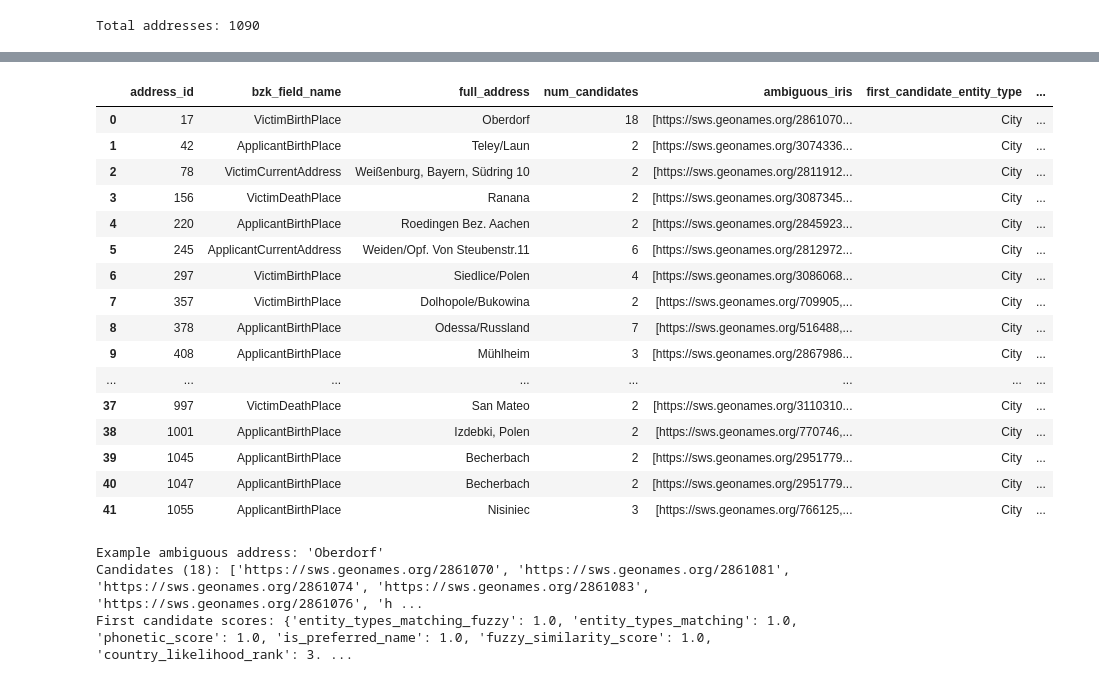
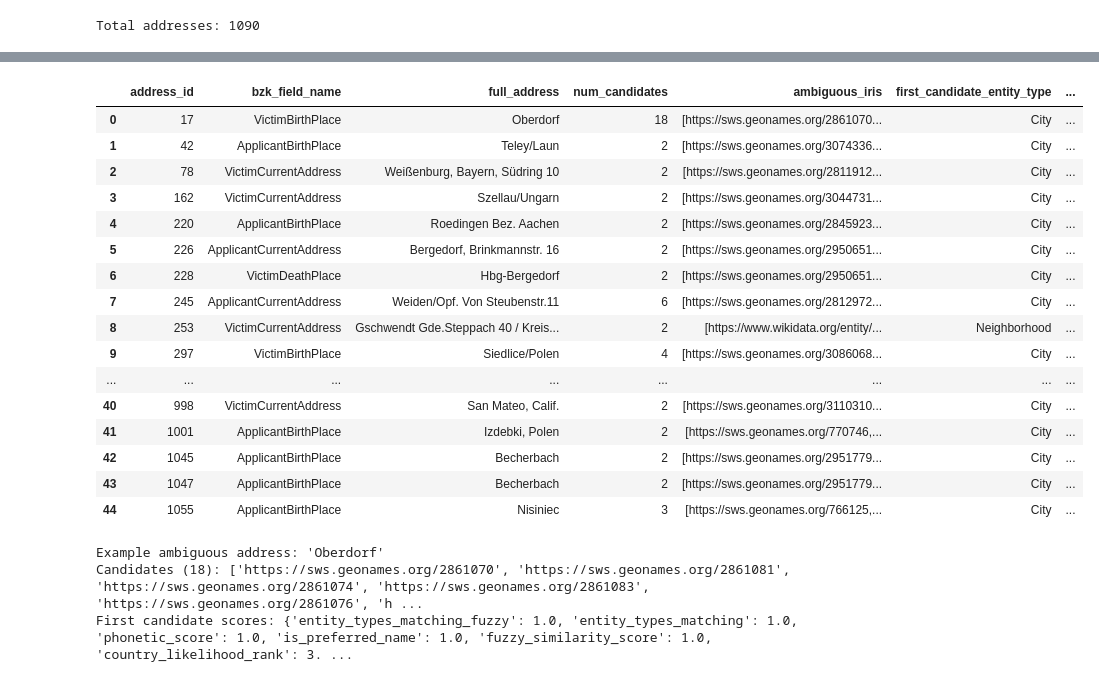
Before and after one commit to ISE-FIZKarlsruhe/bzk-address-parsing, a Jupyter notebook: entity_linking.ipynb, the cells around one changed output, grey strips where cells are left out. Drawn from its saved outputs; the diff is of its cells as text; code cells hidden in the pictures.

```diff
--- a/entity_linking.ipynb
+++ b/entity_linking.ipynb
@@ -234,12 +316,12 @@ def _finest_entity(outcome: entity_linking.LinkingOutcome):
     return next((e for e in outcome.linked_entities if e.entity_type == outcome.entity_type), None)
 
 
-gt_disambiguated_addresses = []
-for row, outcome in zip(bzkopen_merged.itertuples(), gt_outcomes):
+disambiguated_addresses = []
+for row, outcome in zip(bzkopen_merged.itertuples(), outcomes):
     if outcome.iri is None:
         continue
     finest = _finest_entity(outcome)
-    gt_disambiguated_addresses.append(dict(
+    disambiguated_addresses.append(dict(
         card_id=row.card_id,
         address_id=row.address_id,
         bzk_field_name=row.field,
@@ -252,8 +334,8 @@ for row, outcome in zip(bzkopen_merged.itertuples(), gt_outcomes):
         search_status=outcome.search_status,
         child_parent_likelihood=outcome.disambiguation_scores.get("child_parent_likelihood"),
     ))
-gt_disambiguated_addresses = pd.DataFrame(gt_disambiguated_addresses)
-gt_disambiguated_addresses
+disambiguated_addresses = pd.DataFrame(disambiguated_addresses)
+disambiguated_addresses
 # %% [output]
 |  | card_id | address_id | bzk_field_name | full_address | raw_address_part | matched_name | country | iri | ... |
 | 0 | train_0 | 0 | ApplicantBirthPlace | Ruskowa | Ruskowa | Ruszkowa | Poland | https://sws.geonames.org/759955 | ... |
@@ -372,8 +454,14 @@ Legend:
 indexed_gt = bzkopen_gt.copy()
 indexed_gt["address_id"] = indexed_gt["address_id"].astype(str)
 indexed_gt.set_index("address_id", inplace=True)
+
+def get_entity_for(outcome, entity_type):
+    for entity in outcome.linked_entities:
+        if entity.entity_type == entity_type:
+            return entity
+    return None
 incorrect_or_missing_links = []
-for row, outcome in zip(bzkopen_merged.itertuples(), gt_outcomes):
+for row, outcome, parsed_row in zip(bzkopen_merged.itertuples(), outcomes, parsed_rows):
     true_row = indexed_gt.loc[str(row.address_id)]
     true_iri = true_row["iri"]
     if pd.isna(true_iri):
@@ -389,6 +477,19 @@ for row, outcome in zip(bzkopen_merged.itertuples(), gt_outcomes):
         true_entity_type = _get_link_entity_type(true_row)
         true_raw_text = true_row[true_entity_type]
     pred_iri = normalize_iri(outcome.iri)
+    pred_entity = get_entity_for(outcome, true_entity_type) if true_entity_type is not None else None
+    if pred_entity is not None:
+        pred_raw_text = pred_entity.raw_text
+    elif true_entity_type is not None:
+        # outcome.linked_entities only carries entities GeoDBSearch actually
+        # matched, so it's empty for e.g. a NO_CANDIDATES search; fall back to
+        # the parsed row itself to get the raw text that was searched for
+        # (and failed), keyed by "{prefix}.{entity_type}.text".
+        pred_raw_text = entity_linking._clean_optional_str(
+            parsed_row.get(f"{parsed_row['prefix']}.{true_entity_type}.text")
+        )
+    else:
+        pred_raw_text = None
     if true_iri != pred_iri:
         record = dict(
             address_id=row.address_id,
@@ -399,6 +500,7 @@ for row, outcome in zip(bzkopen_merged.itertuples(), gt_outcomes):
             pred_iri=pred_iri,
             true_entity_type=true_entity_type,
             true_raw_text=true_raw_text,
+            pred_raw_text=pred_raw_text,
             pred_status = outcome.search_status
         )
         finest = _finest_entity(outcome)
@@ -574,12 +670,12 @@ Address 86 ('Ber Schewa Isr., Ruben Halperin Schikun Amidar Nr. 176'):
 from collections import defaultdict
 import matplotlib.pyplot as plt
 country_occurrences = defaultdict(int)
-for outcome in gt_outcomes:
+for outcome in outcomes:
     finest = _finest_entity(outcome)
     if finest is not None and finest.country is not None:
         country_occurrences[finest.country] += 1
 country_occurrences = pd.Series(country_occurrences).sort_values(ascending=False)
-pd.concat([country_occurrences.iloc[:5], pd.Series({"Other": country_occurrences.iloc[5:].sum()})]).plot(kind='pie', title="Entity Linking Country Proportions (ground truth)", autopct='%1.1f%%', ylabel='', figsize=(6,6), colormap='Set3').figure.tight_layout()
+pd.concat([country_occurrences.iloc[:5], pd.Series({"Other": country_occurrences.iloc[5:].sum()})]).plot(kind='pie', title="Entity Linking Country Proportions (regex + LLM parsing)", autopct='%1.1f%%', ylabel='', figsize=(6,6), colormap='Set3').figure.tight_layout()
 with pd.option_context('display.max_rows', None, 'display.max_columns', None):
     display(country_occurrences.to_frame("Count").style.bar(subset=["Count"]).format("{:,.0f}"))
 # %% [output]
@@ -636,38 +735,38 @@ gt_unmatched_entities
 # %%
 # Disambiguation only keeps the first ambiguous candidate's full metadata
 # (see entity_linking.link_field); the other candidates are only available
 # as bare IRIs via ambiguous_iris.
-gt_ambiguous_addresses = pd.DataFrame([
+ambiguous_addresses = pd.DataFrame([
     dict(
         address_id=row.address_id,
         bzk_field_name=row.field,
         full_address=row.FullAddress,
         num_candidates=outcome.likely_links_count,
         ambiguous_iris=outcome.ambiguous_iris,
         first_candidate_entity_type=outcome.entity_type,
         first_candidate_country=(_finest_entity(outcome).country if _finest_entity(outcome) else None),
         first_candidate_scores=outcome.disambiguation_scores,
     )
-    for row, outcome in zip(bzkopen_merged.itertuples(), gt_outcomes)
+    for row, outcome in zip(bzkopen_merged.itertuples(), outcomes)
     if outcome.disambiguation_status == entity_linking.DisambiguationStatus.AMBIGUOUS
 ])
-gt_ambiguous_addresses
+ambiguous_addresses
 # %% [output]
 |  | address_id | bzk_field_name | full_address | num_candidates | ambiguous_iris | first_candidate_entity_type | ... |
 | 0 | 17 | VictimBirthPlace | Oberdorf | 18 | [https://sws.geonames.org/2861070... | City | ... |
 | 1 | 42 | ApplicantBirthPlace | Teley/Laun | 2 | [https://sws.geonames.org/3074336... | City | ... |
 | 2 | 78 | VictimCurrentAddress | Weißenburg, Bayern, Südring 10 | 2 | [https://sws.geonames.org/2811912... | City | ... |
-| 3 | 156 | VictimDeathPlace | Ranana | 2 | [https://sws.geonames.org/3087345... | City | ... |
+| 3 | 162 | VictimCurrentAddress | Szellau/Ungarn | 2 | [https://sws.geonames.org/3044731... | City | ... |
 | 4 | 220 | ApplicantBirthPlace | Roedingen Bez. Aachen | 2 | [https://sws.geonames.org/2845923... | City | ... |
-| 5 | 245 | ApplicantCurrentAddress | Weiden/Opf. Von Steubenstr.11 | 6 | [https://sws.geonames.org/2812972... | City | ... |
-| 6 | 297 | VictimBirthPlace | Siedlice/Polen | 4 | [https://sws.geonames.org/3086068... | City | ... |
-| 7 | 357 | VictimBirthPlace | Dolhopole/Bukowina | 2 | [https://sws.geonames.org/709905,... | City | ... |
-| 8 | 378 | ApplicantBirthPlace | Odessa/Russland | 7 | [https://sws.geonames.org/516488,... | City | ... |
-| 9 | 408 | ApplicantBirthPlace | Mühlheim | 3 | [https://sws.geonames.org/2867986... | City | ... |
+| 5 | 226 | ApplicantCurrentAddress | Bergedorf, Brinkmannstr. 16 | 2 | [https://sws.geonames.org/2950651... | City | ... |
+| 6 | 228 | VictimDeathPlace | Hbg-Bergedorf | 2 | [https://sws.geonames.org/2950651... | City | ... |
+| 7 | 245 | ApplicantCurrentAddress | Weiden/Opf. Von Steubenstr.11 | 6 | [https://sws.geonames.org/2812972... | City | ... |
+| 8 | 253 | VictimCurrentAddress | Gschwendt Gde.Steppach 40 / Kreis... | 2 | [https://www.wikidata.org/entity/... | Neighborhood | ... |
+| 9 | 297 | VictimBirthPlace | Siedlice/Polen | 4 | [https://sws.geonames.org/3086068... | City | ... |
 | ... | ... | ... | ... | ... | ... | ... | ... |
-| 37 | 997 | VictimDeathPlace | San Mateo | 2 | [https://sws.geonames.org/3110310... | City | ... |
-| 38 | 1001 | ApplicantBirthPlace | Izdebki, Polen | 2 | [https://sws.geonames.org/770746,... | City | ... |
-| 39 | 1045 | ApplicantBirthPlace | Becherbach | 2 | [https://sws.geonames.org/2951779... | City | ... |
-| 40 | 1047 | ApplicantBirthPlace | Becherbach | 2 | [https://sws.geonames.org/2951779... | City | ... |
-| 41 | 1055 | ApplicantBirthPlace | Nisiniec | 3 | [https://sws.geonames.org/766125,... | City | ... |
+| 40 | 998 | VictimCurrentAddress | San Mateo, Calif. | 2 | [https://sws.geonames.org/3110310... | City | ... |
+| 41 | 1001 | ApplicantBirthPlace | Izdebki, Polen | 2 | [https://sws.geonames.org/770746,... | City | ... |
+| 42 | 1045 | ApplicantBirthPlace | Becherbach | 2 | [https://sws.geonames.org/2951779... | City | ... |
+| 43 | 1047 | ApplicantBirthPlace | Becherbach | 2 | [https://sws.geonames.org/2951779... | City | ... |
+| 44 | 1055 | ApplicantBirthPlace | Nisiniec | 3 | [https://sws.geonames.org/766125,... | City | ... |
 # %%
```
Also changed, not shown: parts of 14 cells of this notebook, 3 other files.
